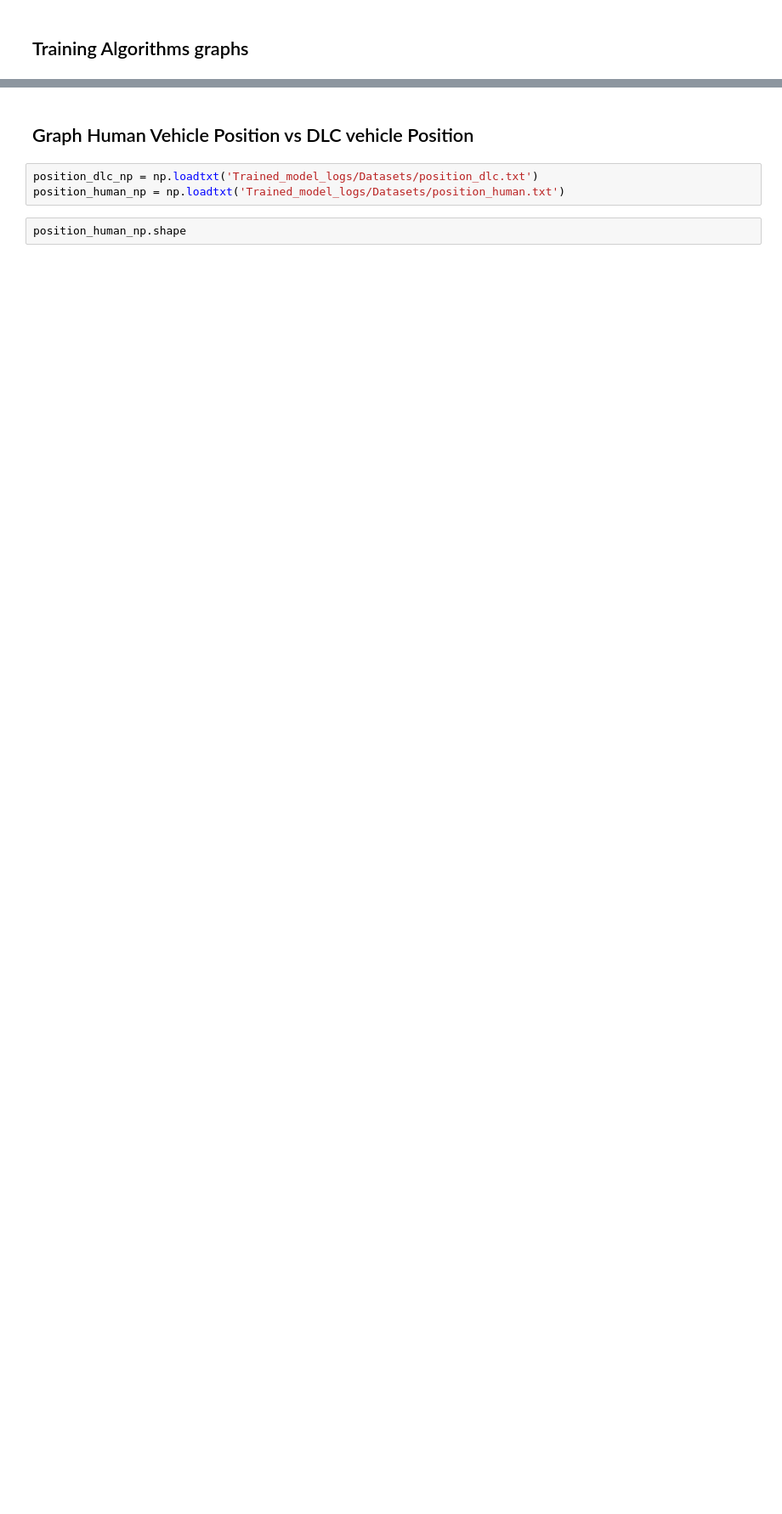
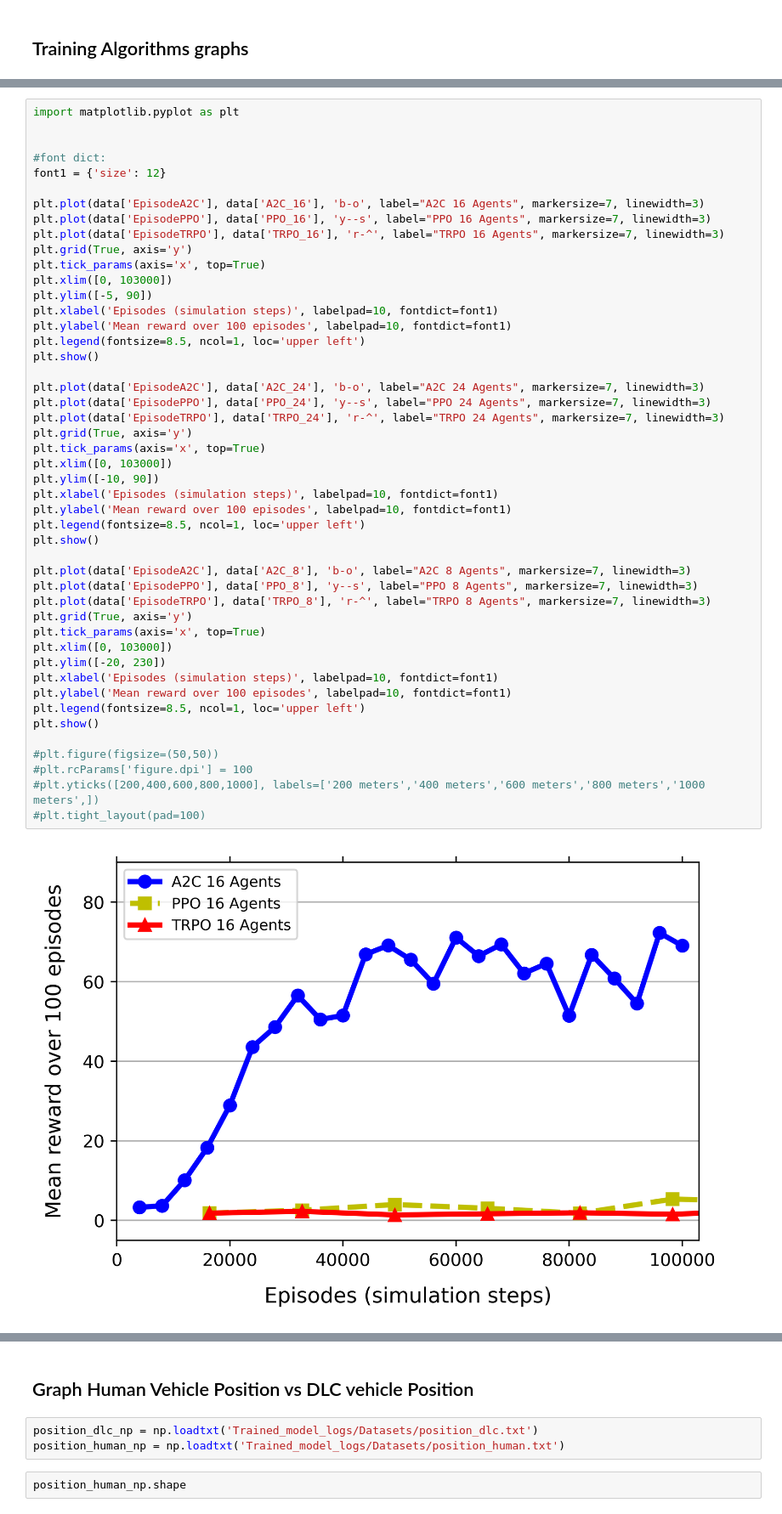
Before and after one commit to RaulEP/MscThesis-MAHighwayEnv, a Jupyter notebook: test.ipynb, the cells around one changed output, grey strips where cells are left out. Shown at 85% size. Cells and saved outputs as stored; diff of their text form; blank space fills up the shorter version.

```diff
--- a/test.ipynb
+++ b/test.ipynb
@@ -210 +279,50 @@ data = {'Episode(Steps)': A16['Step'],
 data = pd.DataFrame(data)
+# %%
+import matplotlib.pyplot as plt
+
+
+#font dict:
+font1 = {'size': 12}
+
+plt.plot(data['EpisodeA2C'], data['A2C_16'], 'b-o', label="A2C 16 Agents", markersize=7, linewidth=3)
+plt.plot(data['EpisodePPO'], data['PPO_16'], 'y--s', label="PPO 16 Agents", markersize=7, linewidth=3)
+plt.plot(data['EpisodeTRPO'], data['TRPO_16'], 'r-^', label="TRPO 16 Agents", markersize=7, linewidth=3)
+plt.grid(True, axis='y')
+plt.tick_params(axis='x', top=True)
+plt.xlim([0, 103000])
+plt.ylim([-5, 90])
+plt.xlabel('Episodes (simulation steps)', labelpad=10, fontdict=font1)
+plt.ylabel('Mean reward over 100 episodes', labelpad=10, fontdict=font1)
+plt.legend(fontsize=8.5, ncol=1, loc='upper left')
+plt.show()
+
+plt.plot(data['EpisodeA2C'], data['A2C_24'], 'b-o', label="A2C 24 Agents", markersize=7, linewidth=3)
+plt.plot(data['EpisodePPO'], data['PPO_24'], 'y--s', label="PPO 24 Agents", markersize=7, linewidth=3)
+plt.plot(data['EpisodeTRPO'], data['TRPO_24'], 'r-^', label="TRPO 24 Agents", markersize=7, linewidth=3)
+plt.grid(True, axis='y')
+plt.tick_params(axis='x', top=True)
+plt.xlim([0, 103000])
+plt.ylim([-10, 90])
+plt.xlabel('Episodes (simulation steps)', labelpad=10, fontdict=font1)
+plt.ylabel('Mean reward over 100 episodes', labelpad=10, fontdict=font1)
+plt.legend(fontsize=8.5, ncol=1, loc='upper left')
+plt.show()
+
+plt.plot(data['EpisodeA2C'], data['A2C_8'], 'b-o', label="A2C 8 Agents", markersize=7, linewidth=3)
+plt.plot(data['EpisodePPO'], data['PPO_8'], 'y--s', label="PPO 8 Agents", markersize=7, linewidth=3)
+plt.plot(data['EpisodeTRPO'], data['TRPO_8'], 'r-^', label="TRPO 8 Agents", markersize=7, linewidth=3)
+plt.grid(True, axis='y')
+plt.tick_params(axis='x', top=True)
+plt.xlim([0, 103000])
+plt.ylim([-20, 230])
+plt.xlabel('Episodes (simulation steps)', labelpad=10, fontdict=font1)
+plt.ylabel('Mean reward over 100 episodes', labelpad=10, fontdict=font1)
+plt.legend(fontsize=8.5, ncol=1, loc='upper left')
+plt.show()
+
+#plt.figure(figsize=(50,50))
+#plt.rcParams['figure.dpi'] = 100
+#plt.yticks([200,400,600,800,1000], labels=['200 meters','400 meters','600 meters','800 meters','1000 meters',])
+#plt.tight_layout(pad=100)
+# %% [output]
+[figure, added]
```
Also changed, not shown: parts of 32 cells of this notebook.
